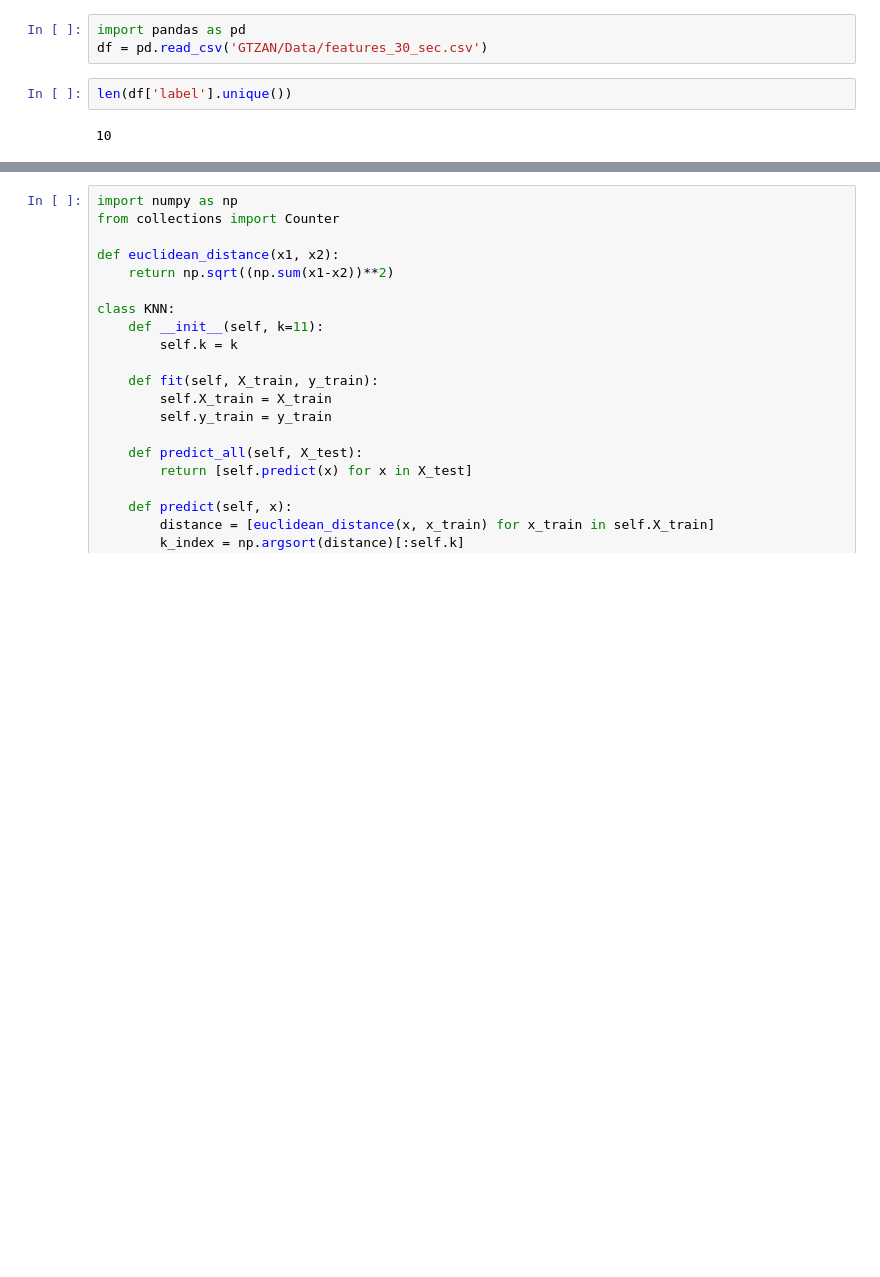
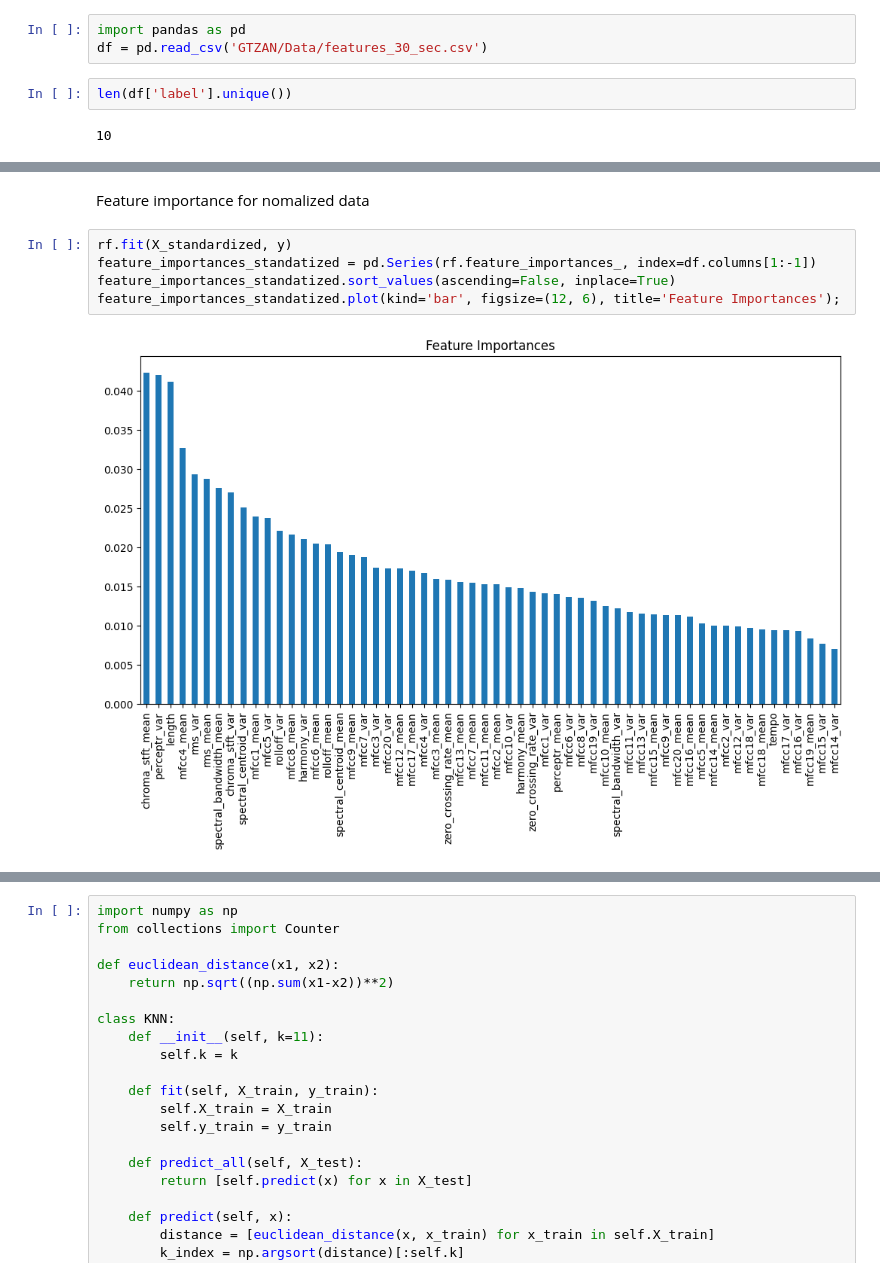
Before and after one commit to aramabrahamyan1703/Music_Genre_Recognition, a Jupyter notebook: project_draft.ipynb, the cells around one changed output, grey strips where cells are left out. Saved outputs shown, nothing was run; the diff lists cells and outputs as text; blank space fills up the shorter version.

```diff
--- a/project_draft.ipynb
+++ b/project_draft.ipynb
@@ -37,0 +63,9 @@ len(df['label'].unique())
+# %% [markdown]
+Feature importance for nomalized data
+# %%
+rf.fit(X_standardized, y)
+feature_importances_standatized = pd.Series(rf.feature_importances_, index=df.columns[1:-1])
+feature_importances_standatized.sort_values(ascending=False, inplace=True)
+feature_importances_standatized.plot(kind='bar', figsize=(12, 6), title='Feature Importances');
+# %% [output]
+[figure, added]
```
Also changed, not shown: parts of 24 cells of this notebook, 1 other file.
